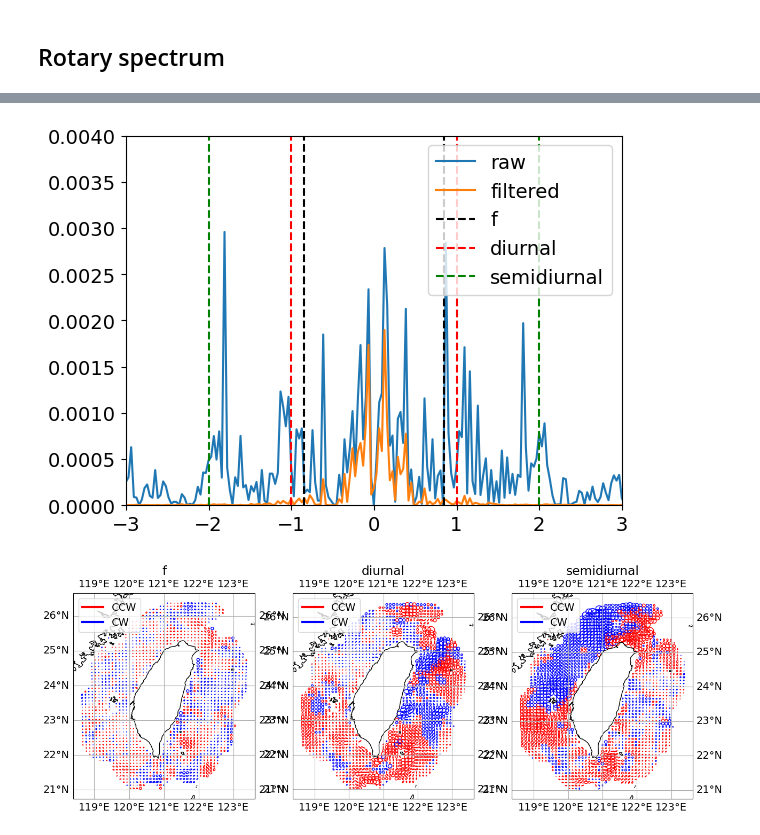
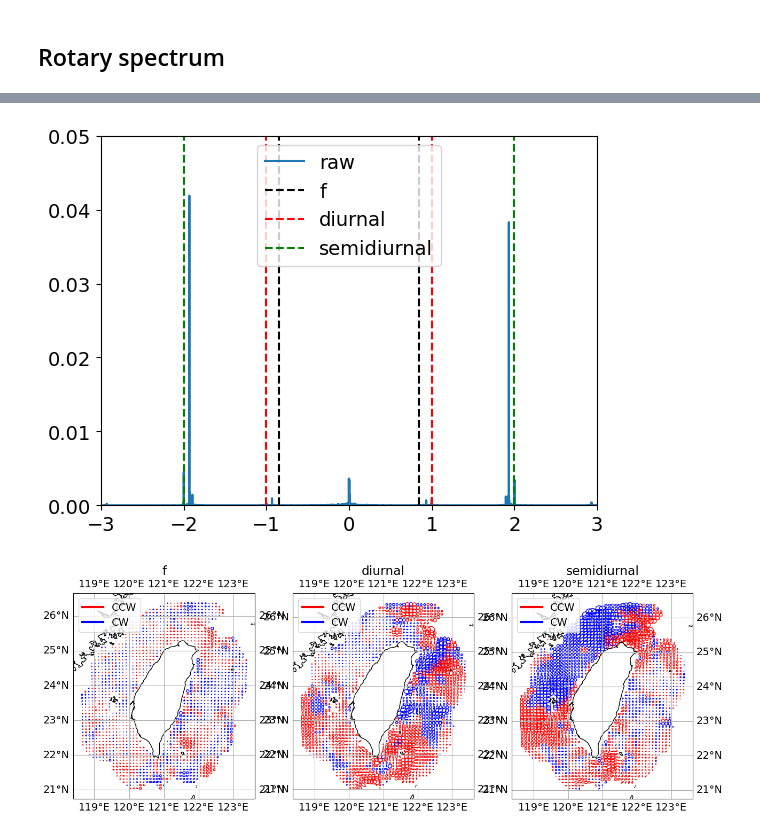
Before and after one commit to HendrikGro/TORI_Codar_Analysis, a Jupyter notebook: code/Code_TOROS.ipynb, the cells around one changed output, grey strips where cells are left out. Saved outputs shown, nothing was run; the diff lists cells and outputs as text; code cells hidden in the pictures.

```diff
--- a/code/Code_TOROS.ipynb
+++ b/code/Code_TOROS.ipynb
@@ -225,9 +231,9 @@ freq,ps,psd = spectrum1(u_detrended[:,10,10].interpolate_na(dim='time',method='l
 # %% [markdown]
 ## non-uniform DFT
 # %%
-def nudft(data,xarray_apply=True):
+def nufft(data,xarray_apply=True):
     '''
-    does a non-uniform discrete fourier transform on data with a uniform grid but nan values in it
+    does a non-uniform fast fourier transform on data with a uniform grid but nan values in it
 
     returns freq: frequency in cycles per timestep (cph for hourly data)
             f_k: amplitude for each wavenumber k as a complex number
@@ -247,7 +253,7 @@ def nudft(data,xarray_apply=True):
     data_masked = data[mask]
     t = np.linspace(0, 1,N_freq)[mask]
 
-    f_k = nfft.ndft_adjoint(t,data_masked,N_freq)
+    f_k = nfft.nfft_adjoint(t,data_masked,N_freq)
     ps = np.abs(f_k)**2/N_freq**2
     psd = ps * N_freq
     freq = k/N_freq
@@ -353,23 +369,23 @@ spectral_rotary = spectral_analysis(velocity.u_detrended+1j*velocity.v_detrended
 # %%
-freq,f_k,ps,psd,t = nudft(velocity.u_detrended[:,10,10]+1j*velocity.v_detrended[:,10,10],xarray_apply=False)
-freq,f_k_filtered,ps_filtered,psd_filtered,t = nudft(velocity.u_filtered[:,10,10]+1j*velocity.v_filtered[:,10,10],xarray_apply=False)
+freq,f_k,ps,psd,t = nufft(velocity.u_detrended[:,28,12]+1j*velocity.v_detrended[:,28,12],xarray_apply=False)
+# freq,f_k_filtered,ps_filtered,psd_filtered,t = nufft(velocity.u_filtered[:,10,10]+1j*velocity.v_filtered[:,10,10],xarray_apply=False)
 # %%
 f_coriolis = 2*7.29e-5*np.sin(25/180*np.pi)/2/np.pi*3600*24
 
 plt.plot(freq*24,ps,label='raw')
-plt.plot(freq*24,ps_filtered,label='filtered')
+# plt.plot(freq*24,ps_filtered,label='filtered')
 
 plt.xlim([-3,3])
-ymin,ymax = 0,0.004
+ymin,ymax = 0,0.05
 plt.vlines([f_coriolis,-f_coriolis],ymin,ymax,color=['k'],linestyle='--',label='f')
 plt.vlines([1,-1],ymin,ymax,color=['r'],linestyle='--',label='diurnal')
 plt.vlines([2,-2],ymin,ymax,color=['g'],linestyle='--',label='semidiurnal')
 plt.legend()
 plt.ylim([ymin,ymax]);
 
 # plt.savefig('/Users/2311043/Documents/GitHub/TORI/spectrum_rotary.png')
 # %% [output]
-[figure, old version]
+[figure, new version]
 # %%
 def find_nearest(array, value):
     array = np.asarray(array)
```
Also changed, not shown: parts of 14 cells of this notebook.
